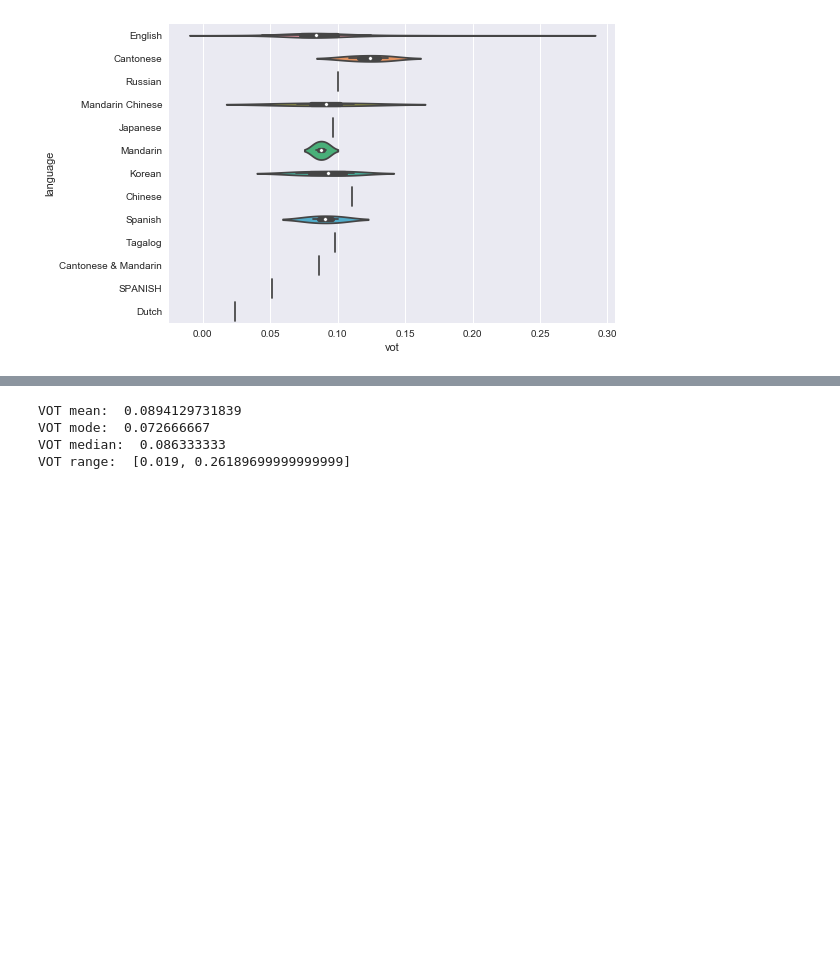
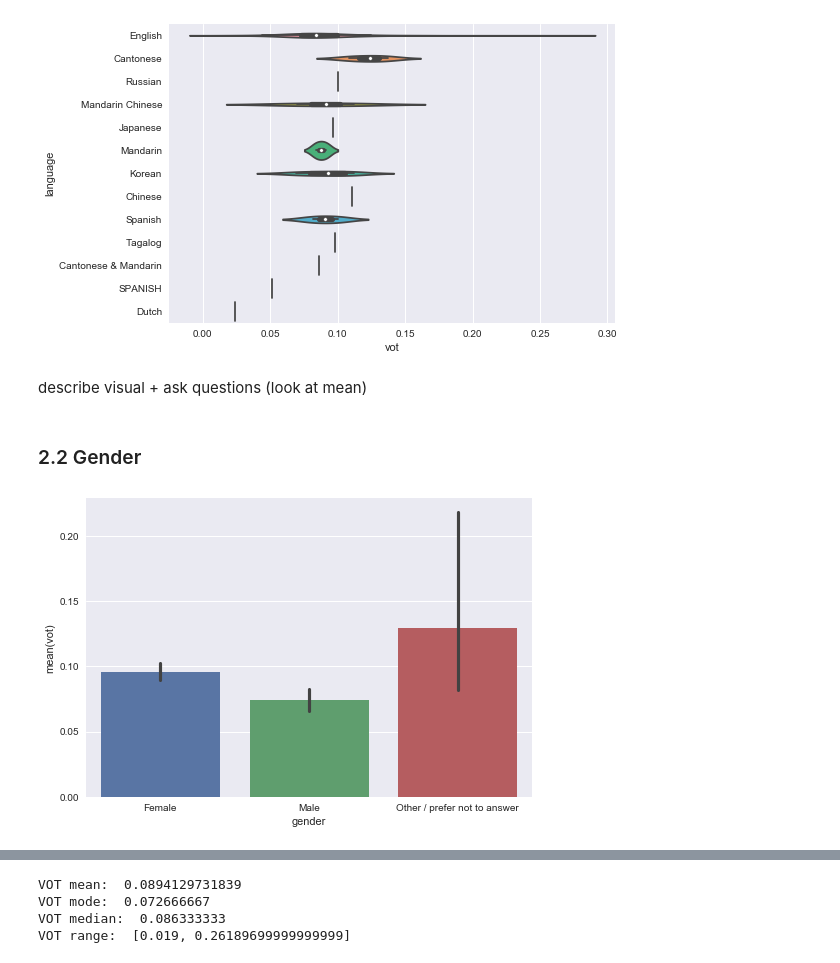
Before and after one commit to ds-modules/LINGUIS-110, a Jupyter notebook: VOT homework.ipynb, the cells around one changed output, grey strips where cells are left out. Saved outputs shown, nothing was run; the diff lists cells and outputs as text; code cells hidden in the pictures; blank space fills up the shorter version.

```diff
--- a/VOT homework.ipynb
+++ b/VOT homework.ipynb
@@ -10,3 +6,0 @@ Start w/ EDA to familiarize themselves w/ data:
-# %%
-vot = pd.read_csv('data/vots.csv')
-vot.head()
@@ -50,3 +65,11 @@ sns.stripplot(x="vot", y="language", data=vot, jitter=True);
 sns.violinplot(x="vot", y="language", data=vot);
 # %% [output]
 [figure]
+# %% [markdown]
+describe visual + ask questions (look at mean)
+# %% [markdown]
+### 2.2 Gender
+# %%
+ax = sns.barplot(x="gender", y="vot", data=vot)
+# %% [output]
+[figure, added]
```
Also changed, not shown: parts of 65 cells of this notebook.
